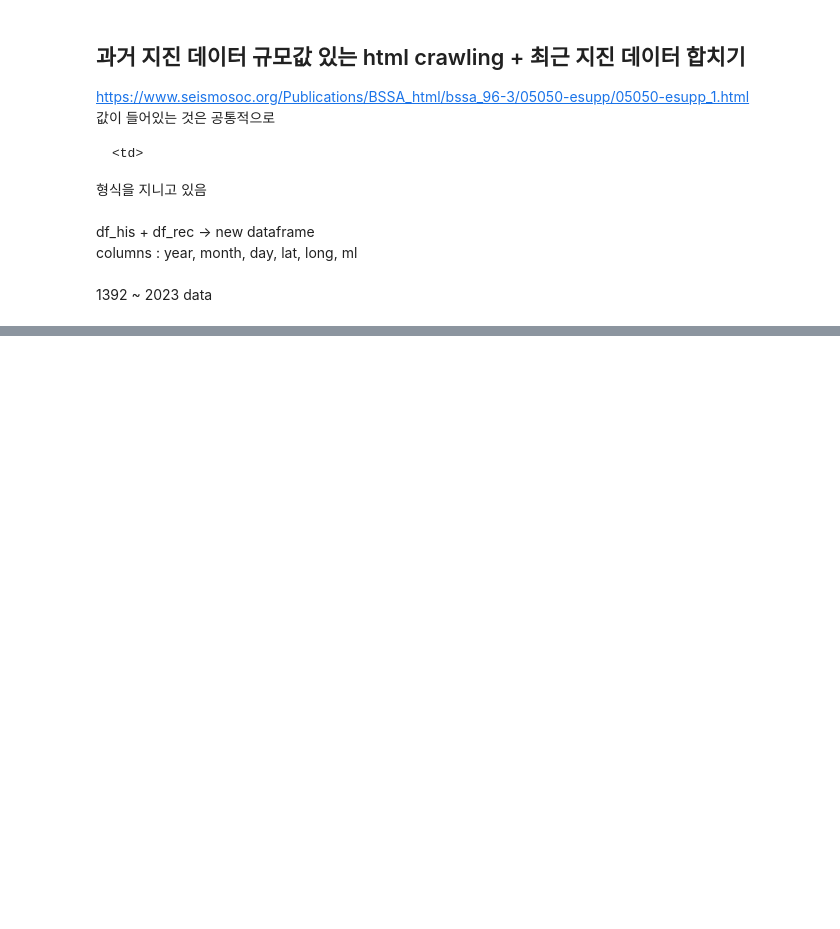
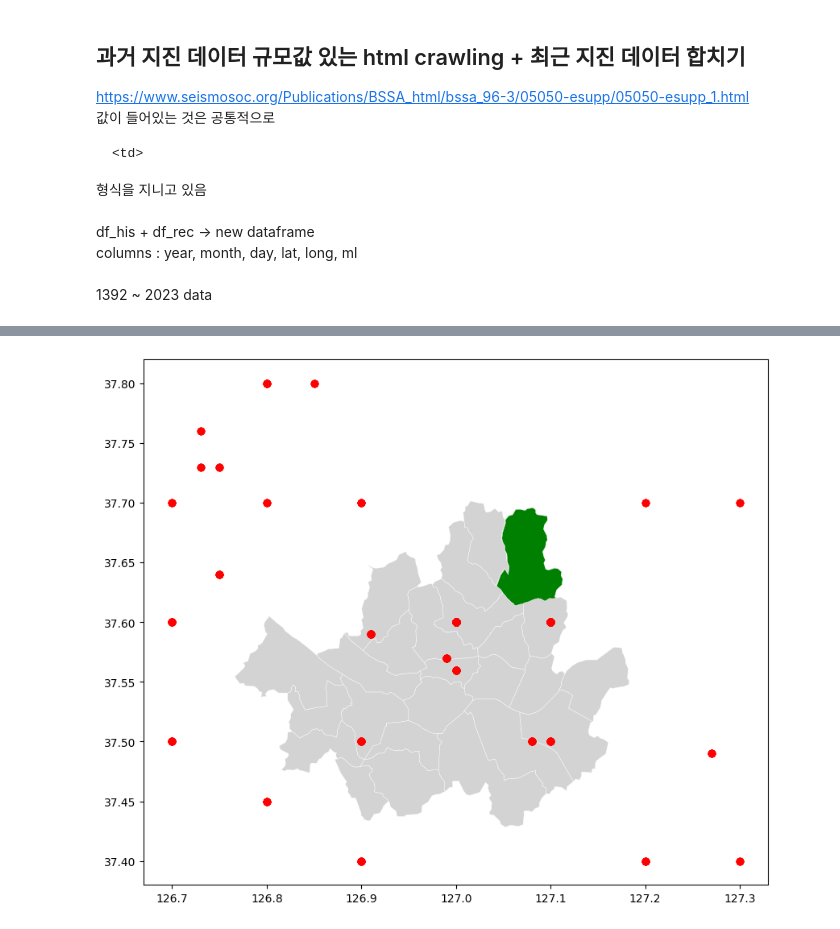
Before and after one commit to DeckofKard/Earthquake, a Jupyter notebook: eqlist_heatmap.ipynb, the cells around one changed output, grey strips where cells are left out. Drawn from its saved outputs; the diff is of its cells as text; code cells hidden in the pictures; blank space fills up the shorter version.

```diff
--- a/eqlist_heatmap.ipynb
+++ b/eqlist_heatmap.ipynb
@@ -255,4 +255,4 @@ for i in range(len(sigungu_gdf)): #시군구별 평균 구하기
     ml_max = place_data[sigungu_gdf['SIG_CD'][i] == place_data['SIG_CD']]['ml'].max()
 
     sigungu_gdf.loc[i,"ml_erg"] = ml_erg
-    sigungu_gdf.loc[i,"ml_max"] = ml_max
+    sigungu_gdf.loc[i,"ml_max_old"] = ml_max
@@ -261 +282,14 @@ for i in range(len(sigungu_gdf)): #시군구별 평균 구하기
+# %%
+import matplotlib.pyplot as plt
+
+fig, ax = plt.subplots(1, 1, figsize=(10, 10))
+
+sigungu_gdf.query("CTP_KOR_NM == '서울특별시'").plot(ax=ax, color='lightgray', edgecolor='white', linewidth=0.3)
+sigungu_gdf.query("SIG_KOR_NM == '노원구'").plot(ax=ax, color='green', edgecolor='white', linewidth=0.3)
+
+eq_buffer_data.query("geometry.x >= 126.7 & geometry.x <= 127.3 & geometry.y >= 37.4 & geometry.y <= 37.8").plot(ax=ax, color='red', figsize=5)
+
+plt.show()
+# %% [output]
+[figure, added]
 # %%
```
Also changed, not shown: parts of 21 cells of this notebook, 22 other files.
